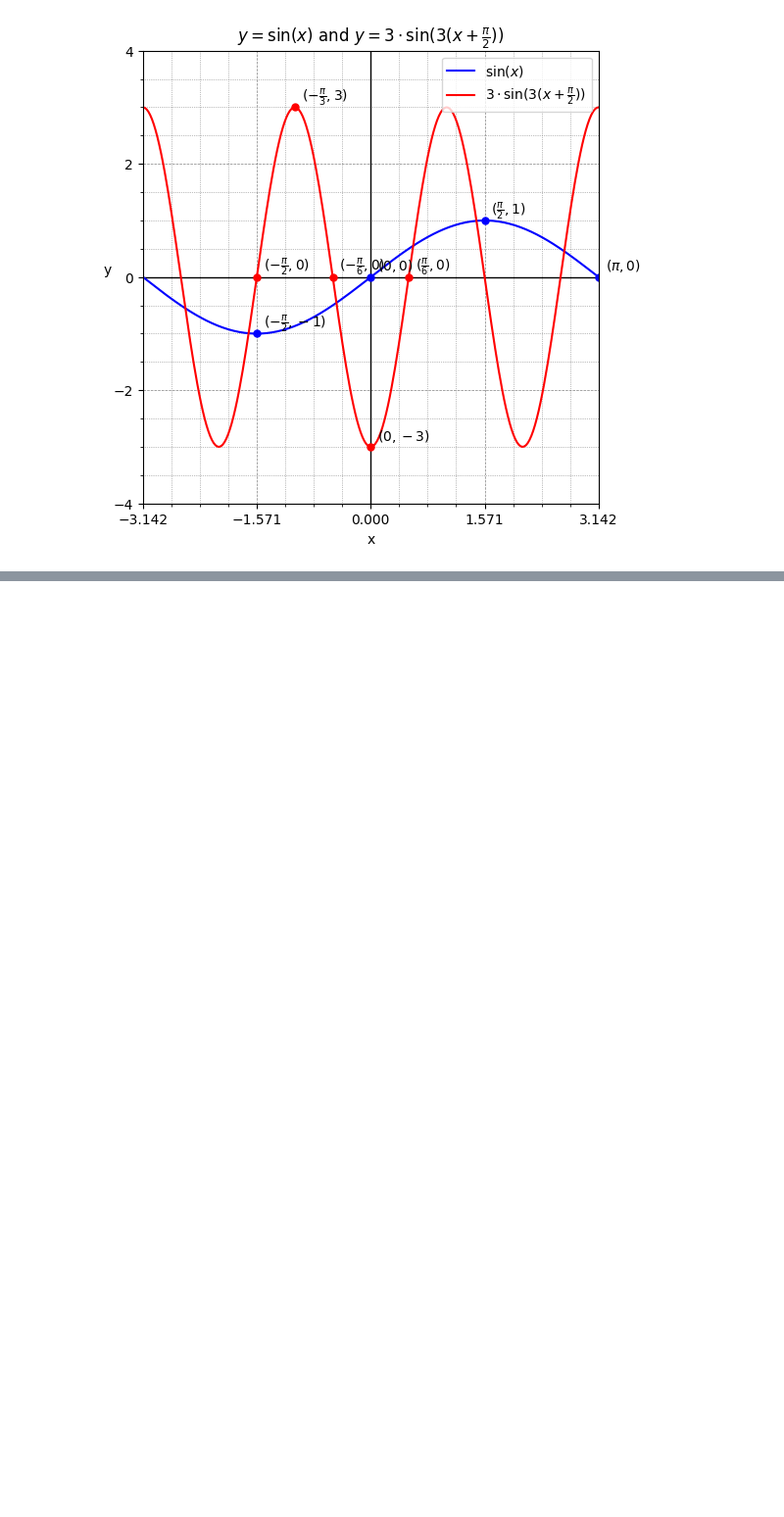
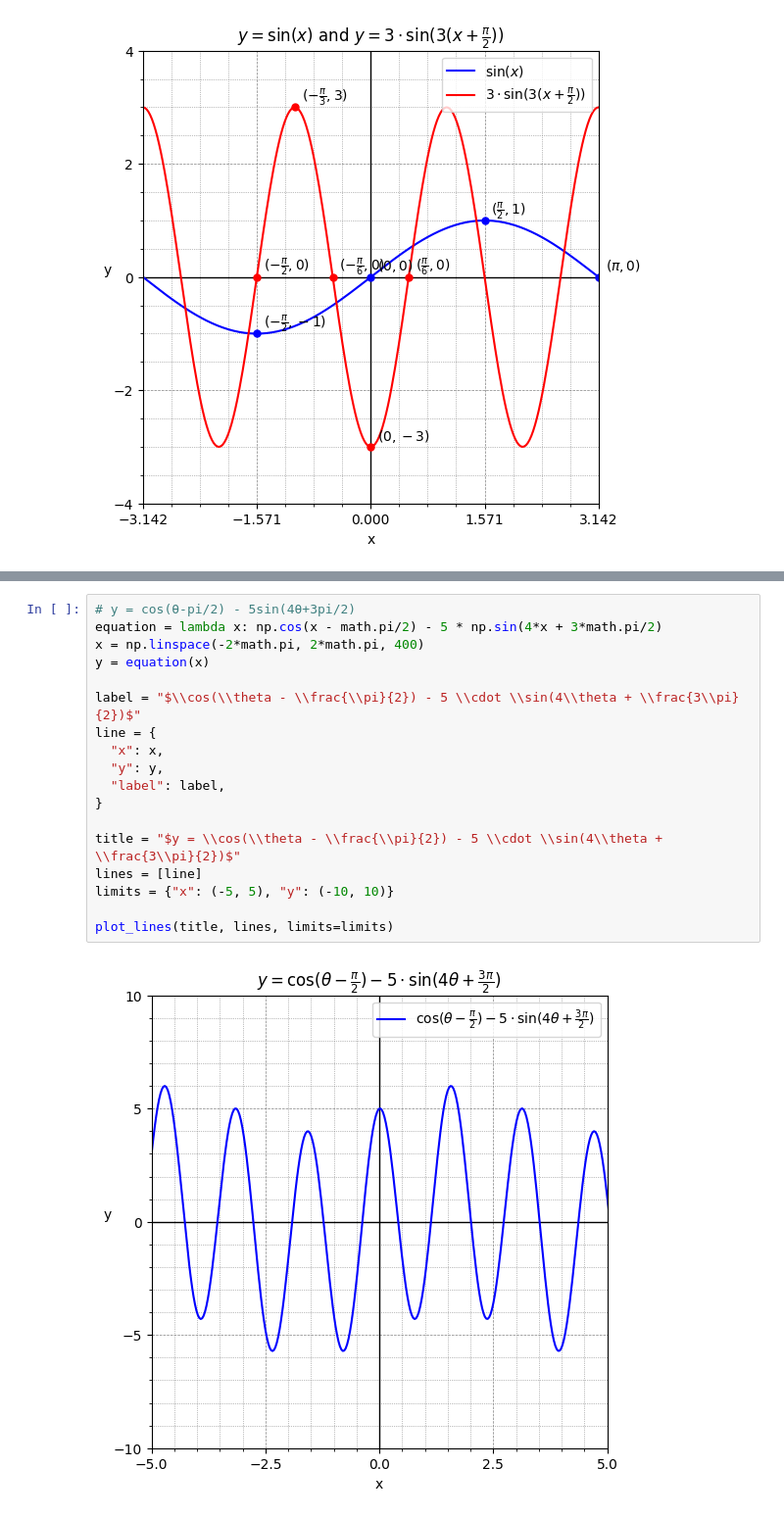
Before and after one commit to seanjiangsh/math-practice, a Jupyter notebook: trigonometry/practice.ipynb, the cells around one changed output, grey strips where cells are left out. Shown at 98% size. Drawn from its saved outputs; the diff is of its cells as text; blank space fills up the shorter version.

```diff
--- a/trigonometry/practice.ipynb
+++ b/trigonometry/practice.ipynb
@@ -613,0 +666,20 @@ plot_lines(title, lines, limits=limits)
+# %%
+# y = cos(θ-pi/2) - 5sin(4θ+3pi/2)
+equation = lambda x: np.cos(x - math.pi/2) - 5 * np.sin(4*x + 3*math.pi/2)
+x = np.linspace(-2*math.pi, 2*math.pi, 400)
+y = equation(x)
+
+label = "$\\cos(\\theta - \\frac{\\pi}{2}) - 5 \\cdot \\sin(4\\theta + \\frac{3\\pi}{2})$"
+line = {
+  "x": x,
+  "y": y,
+  "label": label,
+}
+
+title = "$y = \\cos(\\theta - \\frac{\\pi}{2}) - 5 \\cdot \\sin(4\\theta + \\frac{3\\pi}{2})$"
+lines = [line]
+limits = {"x": (-5, 5), "y": (-10, 10)}
+
+plot_lines(title, lines, limits=limits)
+# %% [output]
+[figure, added]
```
Also changed, not shown: parts of 6 cells of this notebook.
